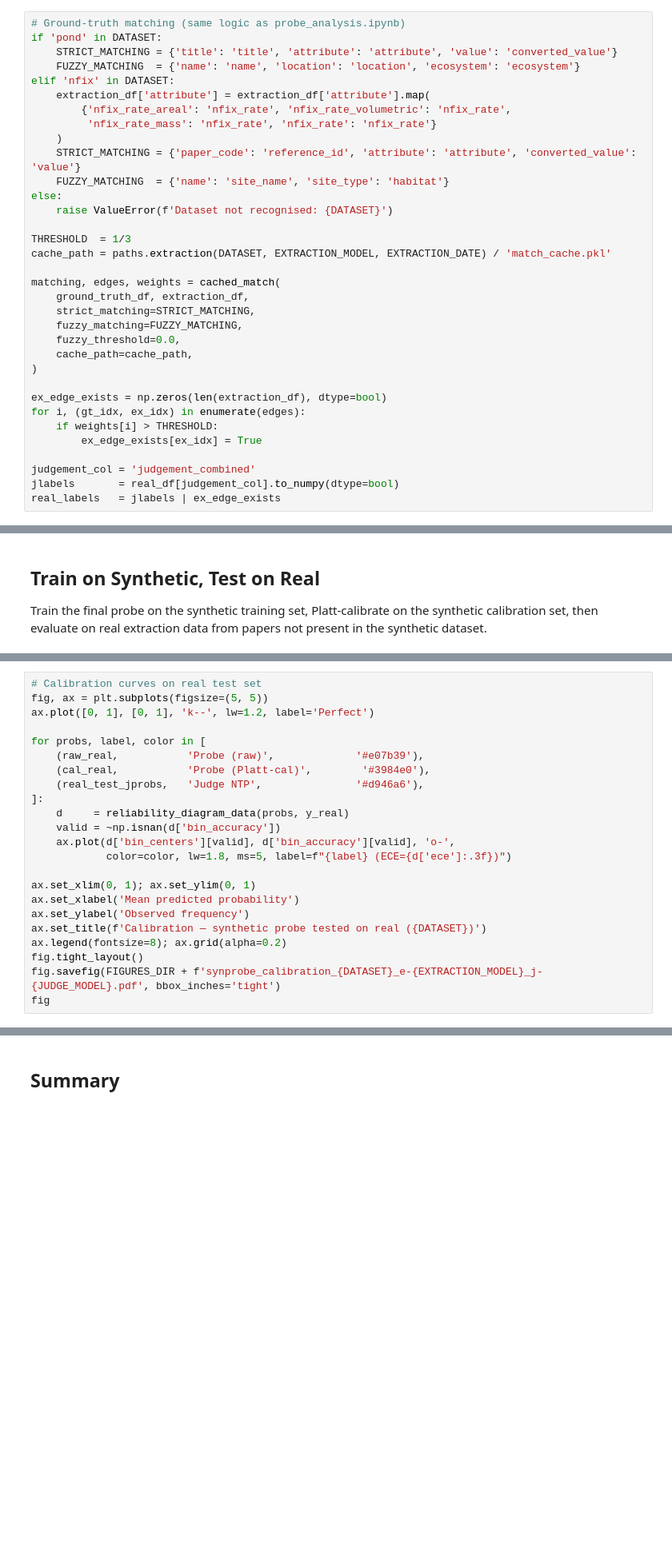
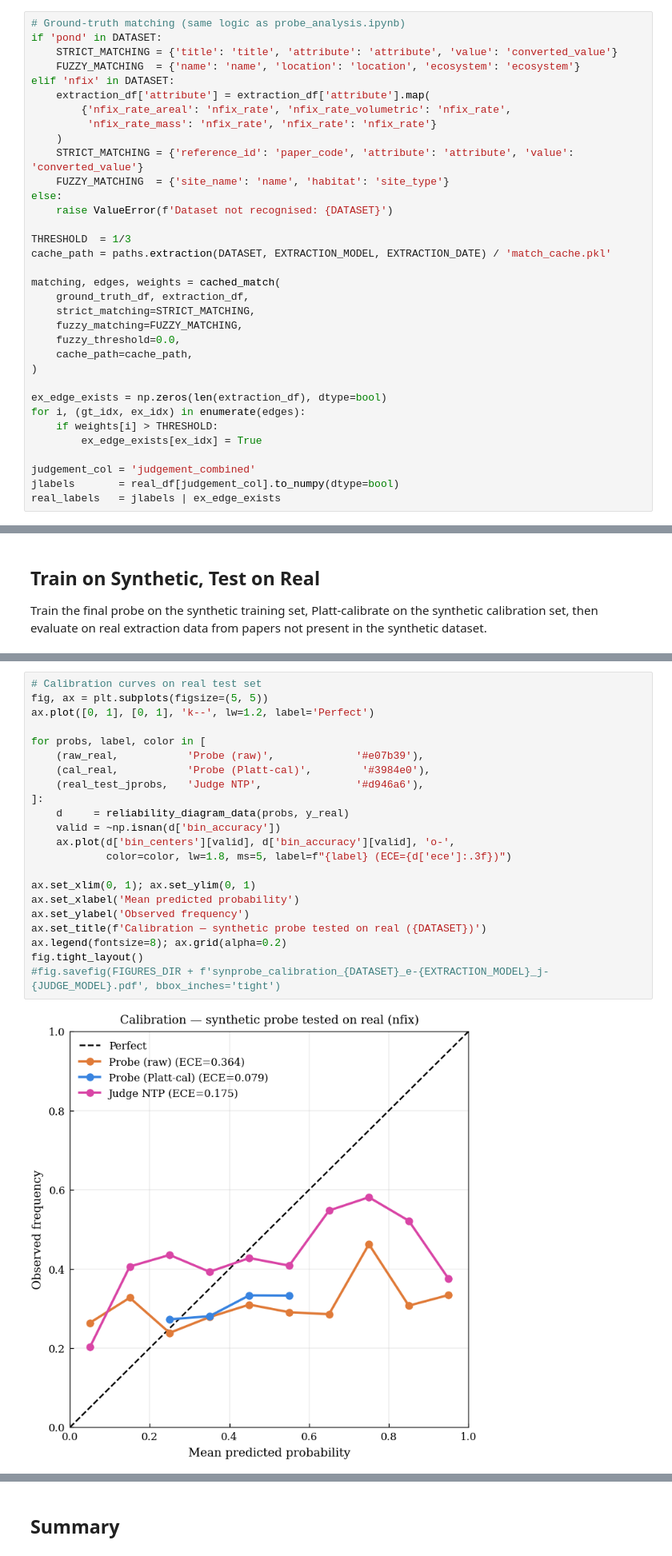
Before and after one commit to kevinqnb/scholarlm, a Jupyter notebook: analysis/synthetic_probe_analysis.ipynb, the cells around one changed output, grey strips where cells are left out. Shown at 80% size. Saved outputs shown, nothing was run; the diff lists cells and outputs as text; blank space fills up the shorter version.

```diff
--- a/analysis/synthetic_probe_analysis.ipynb
+++ b/analysis/synthetic_probe_analysis.ipynb
@@ -146,8 +180,8 @@ elif 'nfix' in DATASET:
         {'nfix_rate_areal': 'nfix_rate', 'nfix_rate_volumetric': 'nfix_rate',
          'nfix_rate_mass': 'nfix_rate', 'nfix_rate': 'nfix_rate'}
     )
-    STRICT_MATCHING = {'paper_code': 'reference_id', 'attribute': 'attribute', 'converted_value': 'value'}
-    FUZZY_MATCHING  = {'name': 'site_name', 'site_type': 'habitat'}
+    STRICT_MATCHING = {'reference_id': 'paper_code', 'attribute': 'attribute', 'value': 'converted_value'}
+    FUZZY_MATCHING  = {'site_name': 'name', 'habitat': 'site_type'}
 else:
     raise ValueError(f'Dataset not recognised: {DATASET}')
 
@@ -389,26 +495,27 @@ _probe_metrics(cal_real, y_real, 'Probe (Platt-calibrated on synthetic cal set)'
 # %%
 # Calibration curves on real test set
 fig, ax = plt.subplots(figsize=(5, 5))
 ax.plot([0, 1], [0, 1], 'k--', lw=1.2, label='Perfect')
 
 for probs, label, color in [
     (raw_real,           'Probe (raw)',             '#e07b39'),
     (cal_real,           'Probe (Platt-cal)',        '#3984e0'),
     (real_test_jprobs,   'Judge NTP',               '#d946a6'),
 ]:
     d     = reliability_diagram_data(probs, y_real)
     valid = ~np.isnan(d['bin_accuracy'])
     ax.plot(d['bin_centers'][valid], d['bin_accuracy'][valid], 'o-',
             color=color, lw=1.8, ms=5, label=f"{label} (ECE={d['ece']:.3f})")
 
 ax.set_xlim(0, 1); ax.set_ylim(0, 1)
 ax.set_xlabel('Mean predicted probability')
 ax.set_ylabel('Observed frequency')
 ax.set_title(f'Calibration — synthetic probe tested on real ({DATASET})')
 ax.legend(fontsize=8); ax.grid(alpha=0.2)
 fig.tight_layout()
-fig.savefig(FIGURES_DIR + f'synprobe_calibration_{DATASET}_e-{EXTRACTION_MODEL}_j-{JUDGE_MODEL}.pdf', bbox_inches='tight')
-fig
+#fig.savefig(FIGURES_DIR + f'synprobe_calibration_{DATASET}_e-{EXTRACTION_MODEL}_j-{JUDGE_MODEL}.pdf', bbox_inches='tight')
+# %% [output]
+[figure, added]
 # %%
 # Probability distributions on real test set
 _df_real = pd.DataFrame({'prob': cal_real, 'label': y_real})
```
Also changed, not shown: parts of 18 cells of this notebook, 3 other files.
